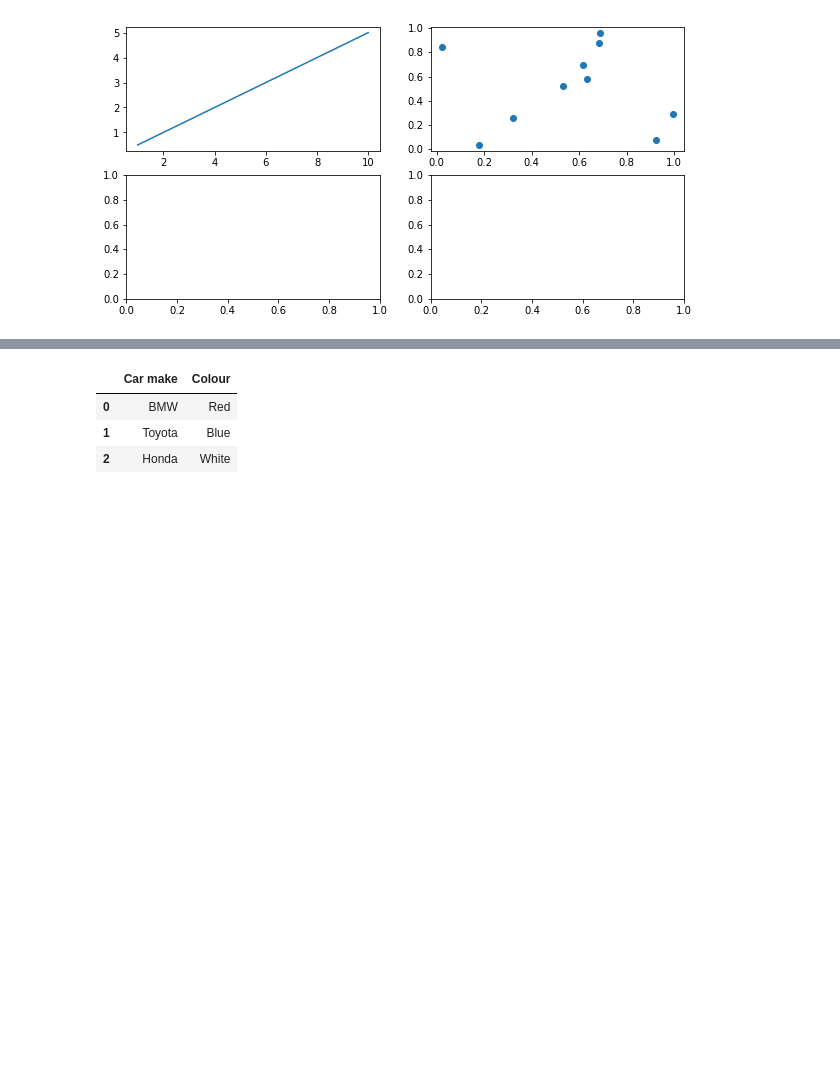
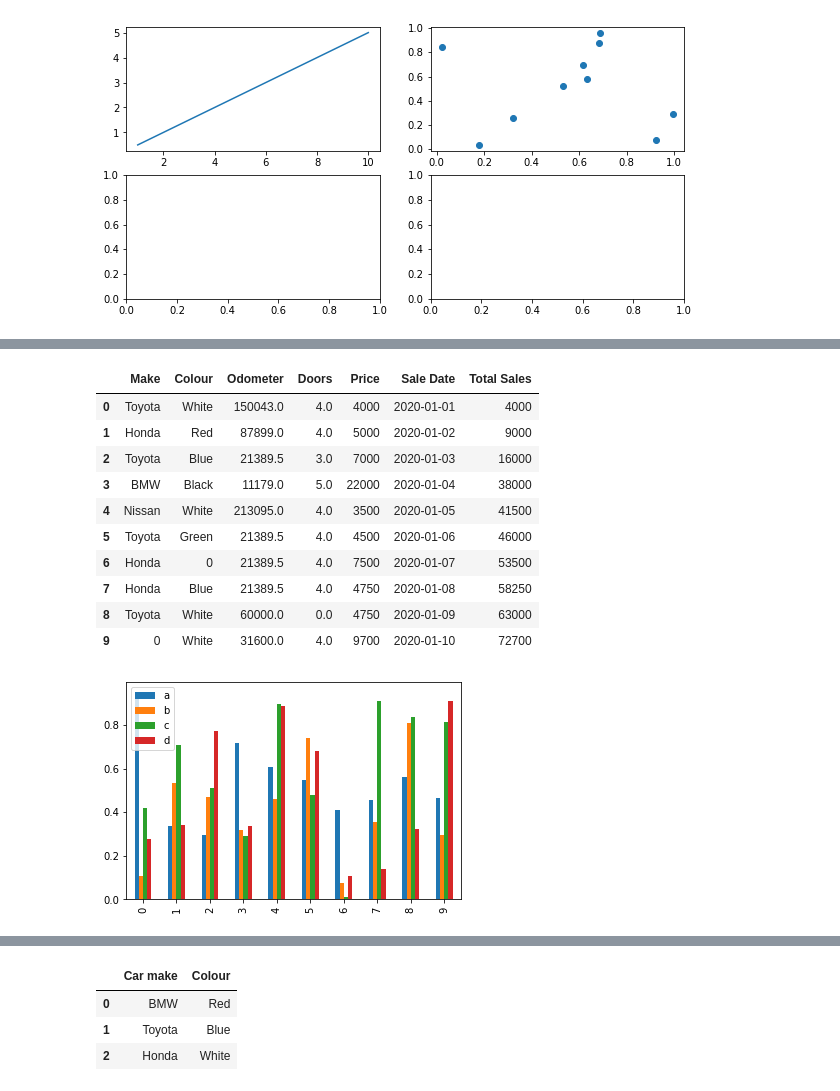
Before and after one commit to TheGloriousGenesis/CS_Learning, a Jupyter notebook: Machine_Learning/ML notes.ipynb, the cells around one changed output, grey strips where cells are left out. Saved outputs shown, nothing was run; the diff lists cells and outputs as text; code cells hidden in the pictures; blank space fills up the shorter version.

```diff
--- a/Machine_Learning/ML notes.ipynb
+++ b/Machine_Learning/ML notes.ipynb
@@ -335,0 +351,20 @@ ax[0,1].scatter(np.random.random(10), np.random.random(10));
+# %%
+# Bar graph
+x = np.random.rand(10,4)
+df = pd.DataFrame(x, columns=['a', 'b', 'c', 'd'])
+
+# df.plot.bar();
+df.plot(kind="bar");
+# %% [output]
+|  | Make | Colour | Odometer | Doors | Price | Sale Date | Total Sales |
+| 0 | Toyota | White | 150043.0 | 4.0 | 4000 | 2020-01-01 | 4000 |
+| 1 | Honda | Red | 87899.0 | 4.0 | 5000 | 2020-01-02 | 9000 |
+| 2 | Toyota | Blue | 21389.5 | 3.0 | 7000 | 2020-01-03 | 16000 |
+| 3 | BMW | Black | 11179.0 | 5.0 | 22000 | 2020-01-04 | 38000 |
+| 4 | Nissan | White | 213095.0 | 4.0 | 3500 | 2020-01-05 | 41500 |
+| 5 | Toyota | Green | 21389.5 | 4.0 | 4500 | 2020-01-06 | 46000 |
+| 6 | Honda | 0 | 21389.5 | 4.0 | 7500 | 2020-01-07 | 53500 |
+| 7 | Honda | Blue | 21389.5 | 4.0 | 4750 | 2020-01-08 | 58250 |
+| 8 | Toyota | White | 60000.0 | 0.0 | 4750 | 2020-01-09 | 63000 |
+| 9 | 0 | White | 31600.0 | 4.0 | 9700 | 2020-01-10 | 72700 |
+[figure, added]
```
Also changed, not shown: parts of 2 cells of this notebook, 1 other file.
